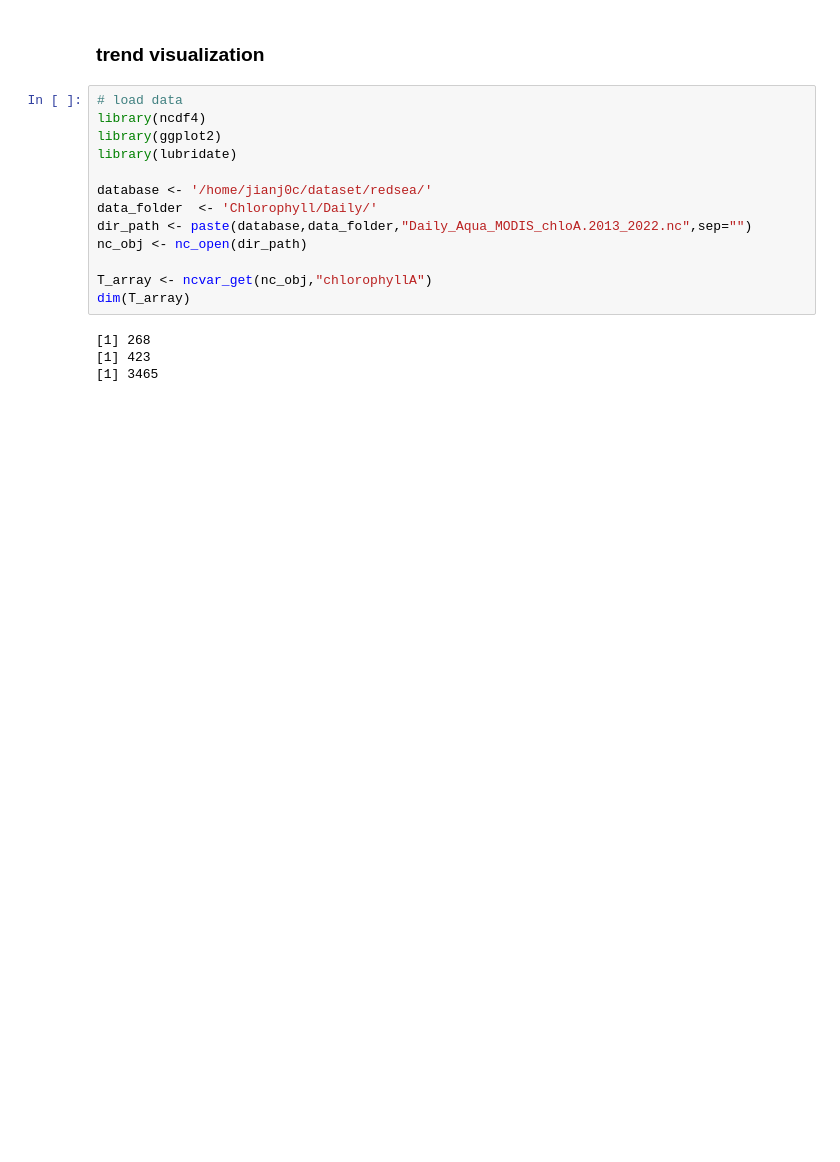
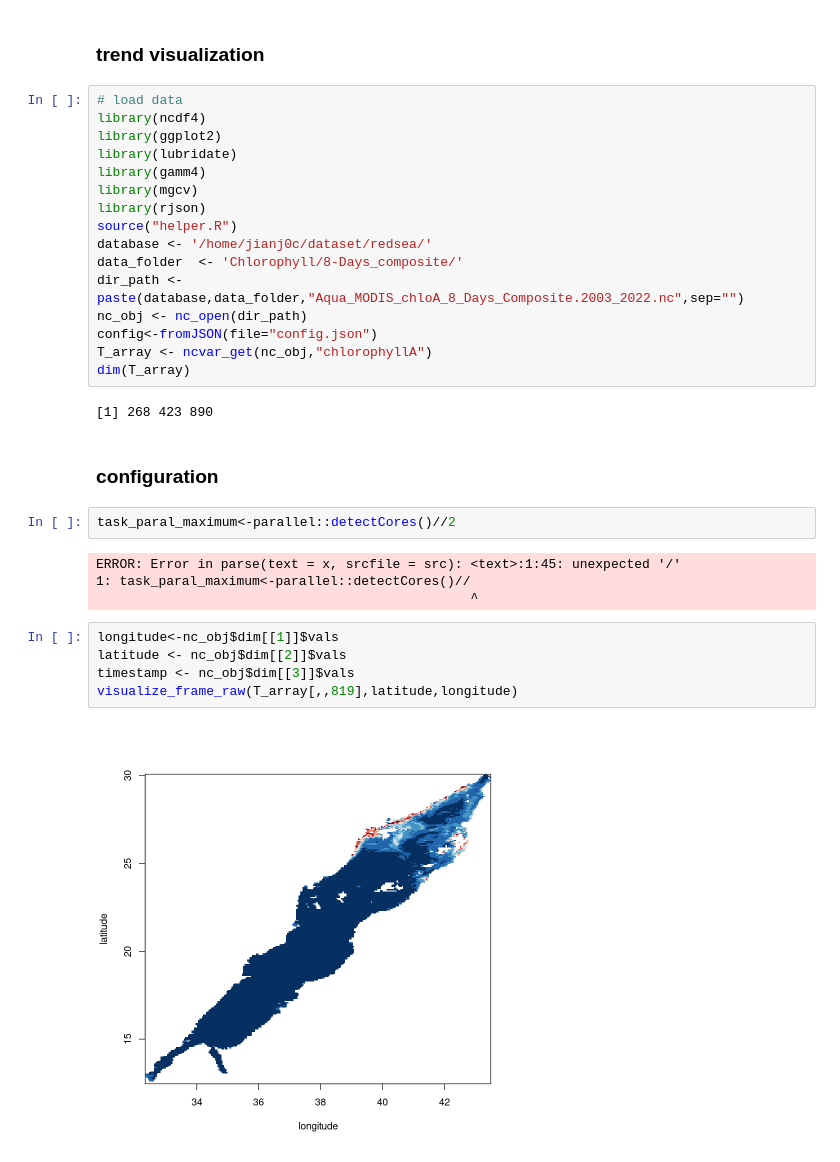
Before and after one commit to Stathastic/redsea, a Jupyter notebook: chl_visualization.ipynb, the cells around one changed output. Drawn from its saved outputs; the diff is of its cells as text; blank space fills up the shorter version.

Commit message:
visualize the trend

```diff
--- a/chl_visualization.ipynb
+++ b/chl_visualization.ipynb
@@ -5,15 +5,31 @@
 library(ncdf4)
 library(ggplot2)
 library(lubridate)
-
+library(gamm4)
+library(mgcv)
+library(rjson)
+source("helper.R")
 database <- '/home/jianj0c/dataset/redsea/'
-data_folder  <- 'Chlorophyll/Daily/'
-dir_path <- paste(database,data_folder,"Daily_Aqua_MODIS_chloA.2013_2022.nc",sep="")
+data_folder  <- 'Chlorophyll/8-Days_composite/'
+dir_path <- paste(database,data_folder,"Aqua_MODIS_chloA_8_Days_Composite.2003_2022.nc",sep="")
 nc_obj <- nc_open(dir_path)
-
+config<-fromJSON(file="config.json")
 T_array <- ncvar_get(nc_obj,"chlorophyllA")
 dim(T_array)
 # %% [output]
-[1] 268
-[1] 423
-[1] 3465
+[1] 268 423 890
+# %% [markdown]
+### configuration
+# %%
+task_paral_maximum<-parallel::detectCores()//2
+# %% [output]
+ERROR: Error in parse(text = x, srcfile = src): <text>:1:45: unexpected '/'
+1: task_paral_maximum<-parallel::detectCores()//
+                                                ^
+# %%
+longitude<-nc_obj$dim[[1]]$vals
+latitude <- nc_obj$dim[[2]]$vals
+timestamp <- nc_obj$dim[[3]]$vals
+visualize_frame_raw(T_array[,,819],latitude,longitude)
+# %% [output]
+[figure, added]
```
Also changed, not shown: parts of 29 cells of this notebook, 2 other files.
